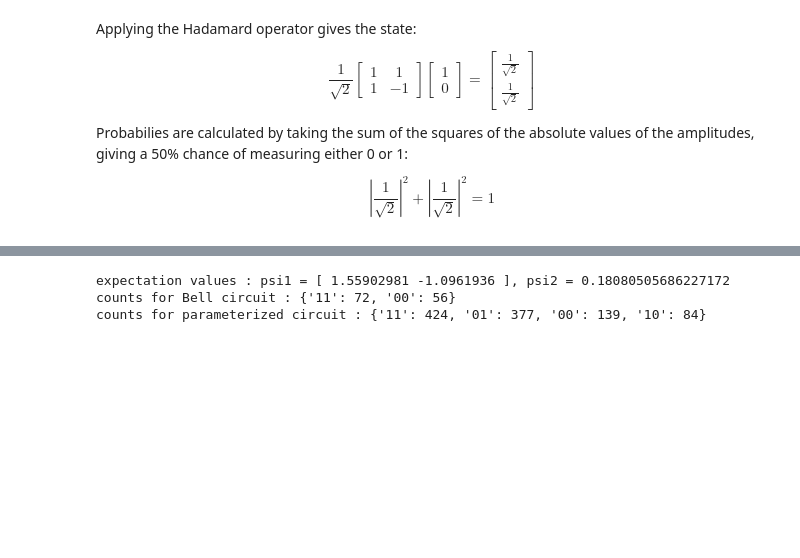
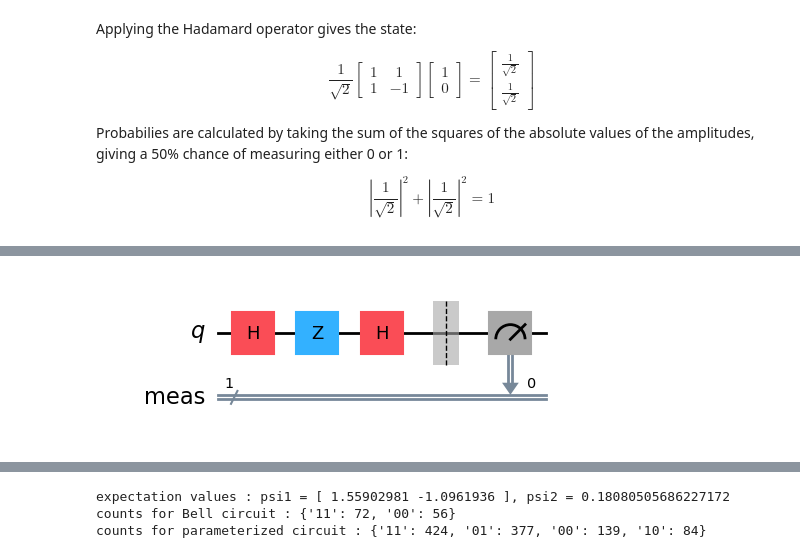
Before and after one commit to skingham/londonmet_quantum_tutorials, a Jupyter notebook: notebooks/week_2-single-qubit-gates.ipynb, the cells around one changed output, grey strips where cells are left out. Drawn from its saved outputs; the diff is of its cells as text; code cells hidden in the pictures; blank space fills up the shorter version.

```diff
--- a/notebooks/week_2-single-qubit-gates.ipynb
+++ b/notebooks/week_2-single-qubit-gates.ipynb
@@ -48,0 +73,14 @@ plot_histogram(counts, title='Superposition counts')
+# %%
+from qiskit import QuantumCircuit
+from qiskit.quantum_info import Statevector
+# Create a new circuit with one qubit and add a Hadamard gate to qubit 0
+qc = QuantumCircuit(1)
+qc.h(0)
+state1 = Statevector(qc)
+qc.z(0)
+state2 = Statevector(qc)
+qc.h(0)
+qc.measure_all()
+qc.draw("mpl")
+# %% [output]
+[figure, added]
```
Also changed, not shown: parts of 15 cells of this notebook, 3 other files.
